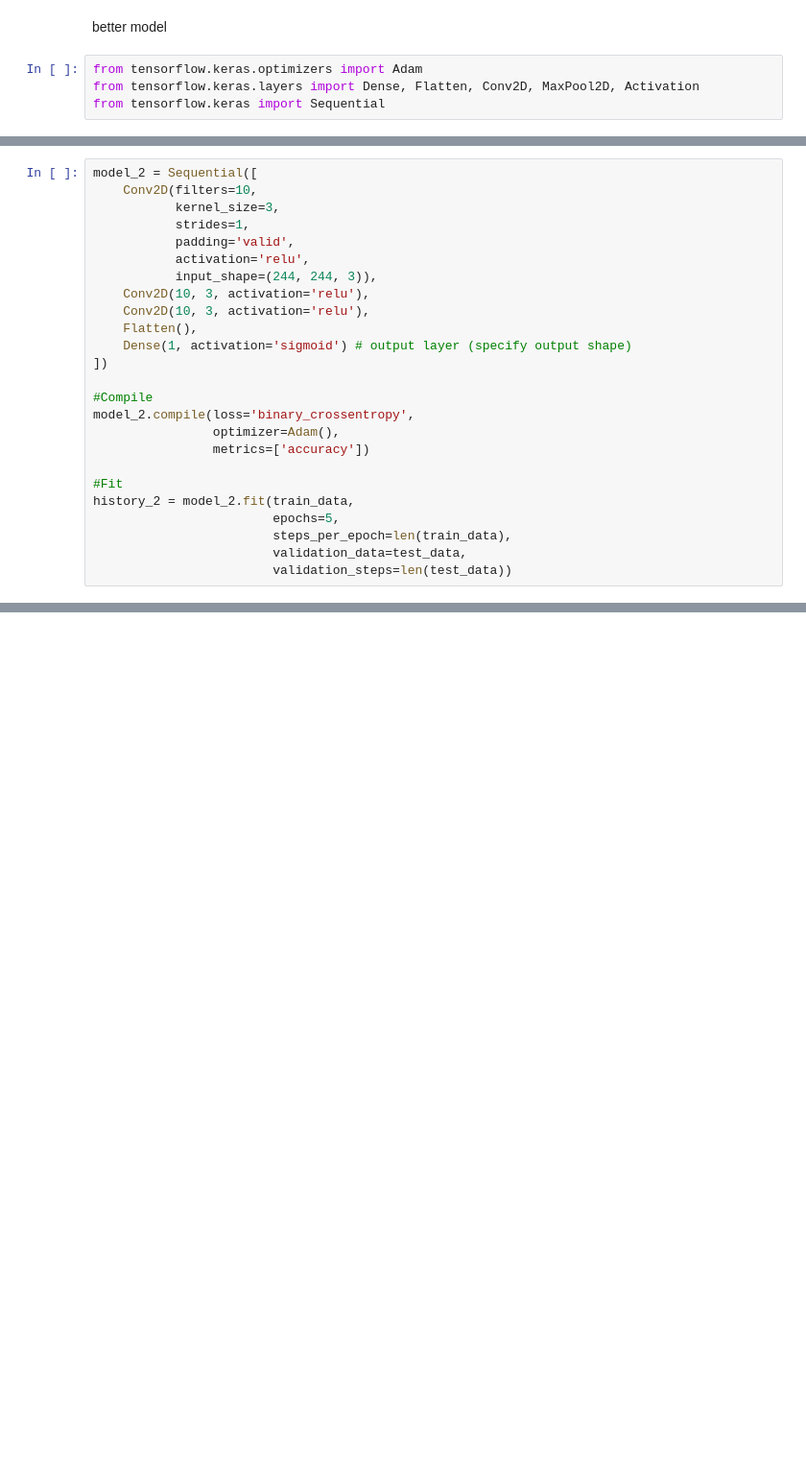
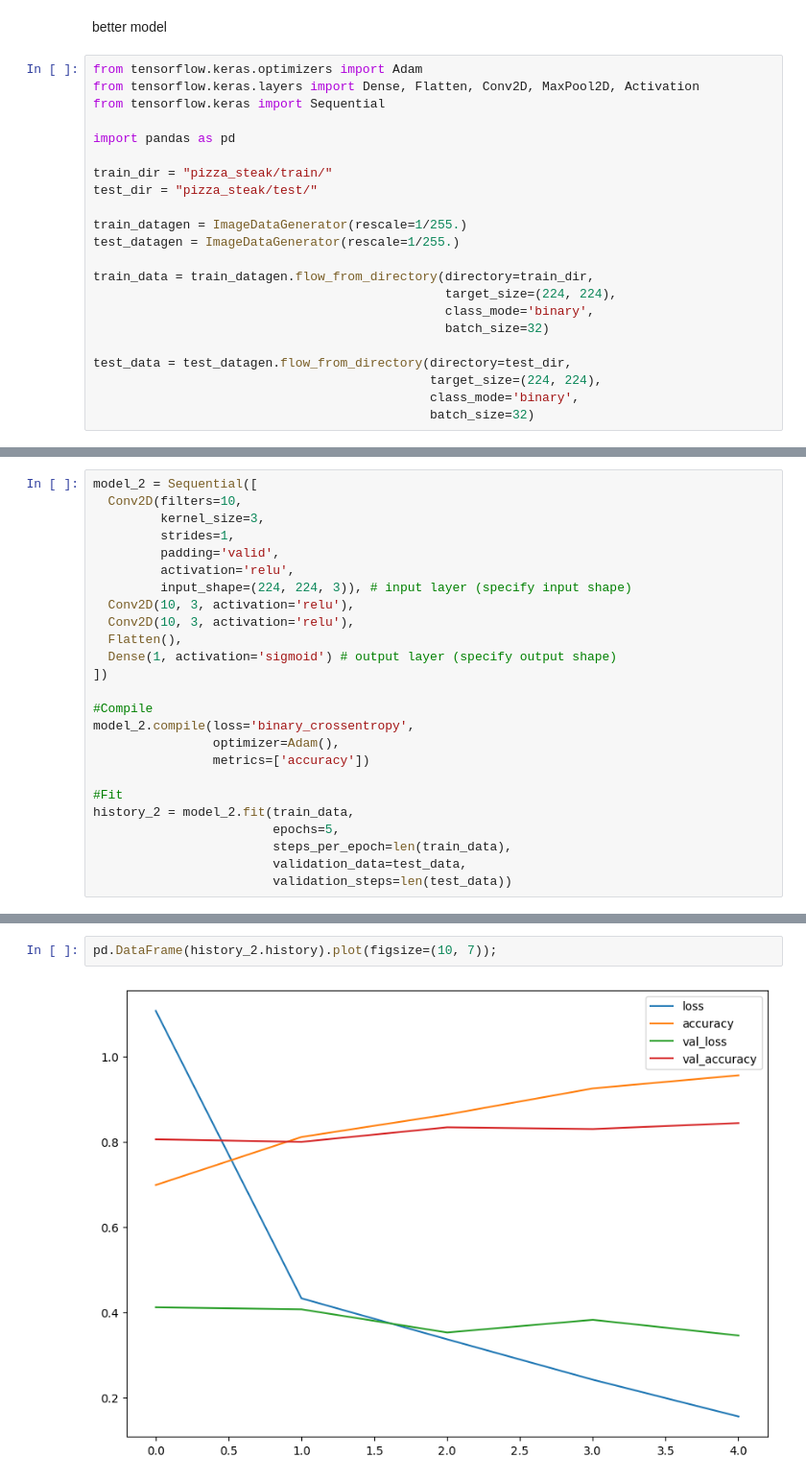
Before and after one commit to kekonline/My-First-TF-CNN, a Jupyter notebook: CNN.ipynb, the cells around one changed output, grey strips where cells are left out. Shown at 96% size. Cells and saved outputs as stored; diff of their text form; blank space fills up the shorter version.

```diff
--- a/CNN.ipynb
+++ b/CNN.ipynb
@@ -154,3 +154,21 @@ better model
 from tensorflow.keras.optimizers import Adam
 from tensorflow.keras.layers import Dense, Flatten, Conv2D, MaxPool2D, Activation
 from tensorflow.keras import Sequential
+
+import pandas as pd
+
+train_dir = "pizza_steak/train/"
+test_dir = "pizza_steak/test/"
+
+train_datagen = ImageDataGenerator(rescale=1/255.)
+test_datagen = ImageDataGenerator(rescale=1/255.)
+
+train_data = train_datagen.flow_from_directory(directory=train_dir,
+                                               target_size=(224, 224),
+                                               class_mode='binary',
+                                               batch_size=32)
+
+test_data = test_datagen.flow_from_directory(directory=test_dir,
+                                             target_size=(224, 224),
+                                             class_mode='binary',
+                                             batch_size=32)
@@ -157,15 +206,15 @@ from tensorflow.keras import Sequential
 # %%
 model_2 = Sequential([
-    Conv2D(filters=10,
-           kernel_size=3,
-           strides=1,
-           padding='valid',
-           activation='relu',
-           input_shape=(244, 244, 3)),
-    Conv2D(10, 3, activation='relu'),
-    Conv2D(10, 3, activation='relu'),
-    Flatten(),
-    Dense(1, activation='sigmoid') # output layer (specify output shape)
+  Conv2D(filters=10,
+         kernel_size=3,
+         strides=1,
+         padding='valid',
+         activation='relu',
+         input_shape=(224, 224, 3)), # input layer (specify input shape)
+  Conv2D(10, 3, activation='relu'),
+  Conv2D(10, 3, activation='relu'),
+  Flatten(),
+  Dense(1, activation='sigmoid') # output layer (specify output shape)
 ])
 
 #Compile
@@ -183,0 +242,4 @@ NameError: name 'test_data' is not defined
+# %%
+pd.DataFrame(history_2.history).plot(figsize=(10, 7));
+# %% [output]
+[figure, added]
```
Also changed, not shown: parts of 48 cells of this notebook.
